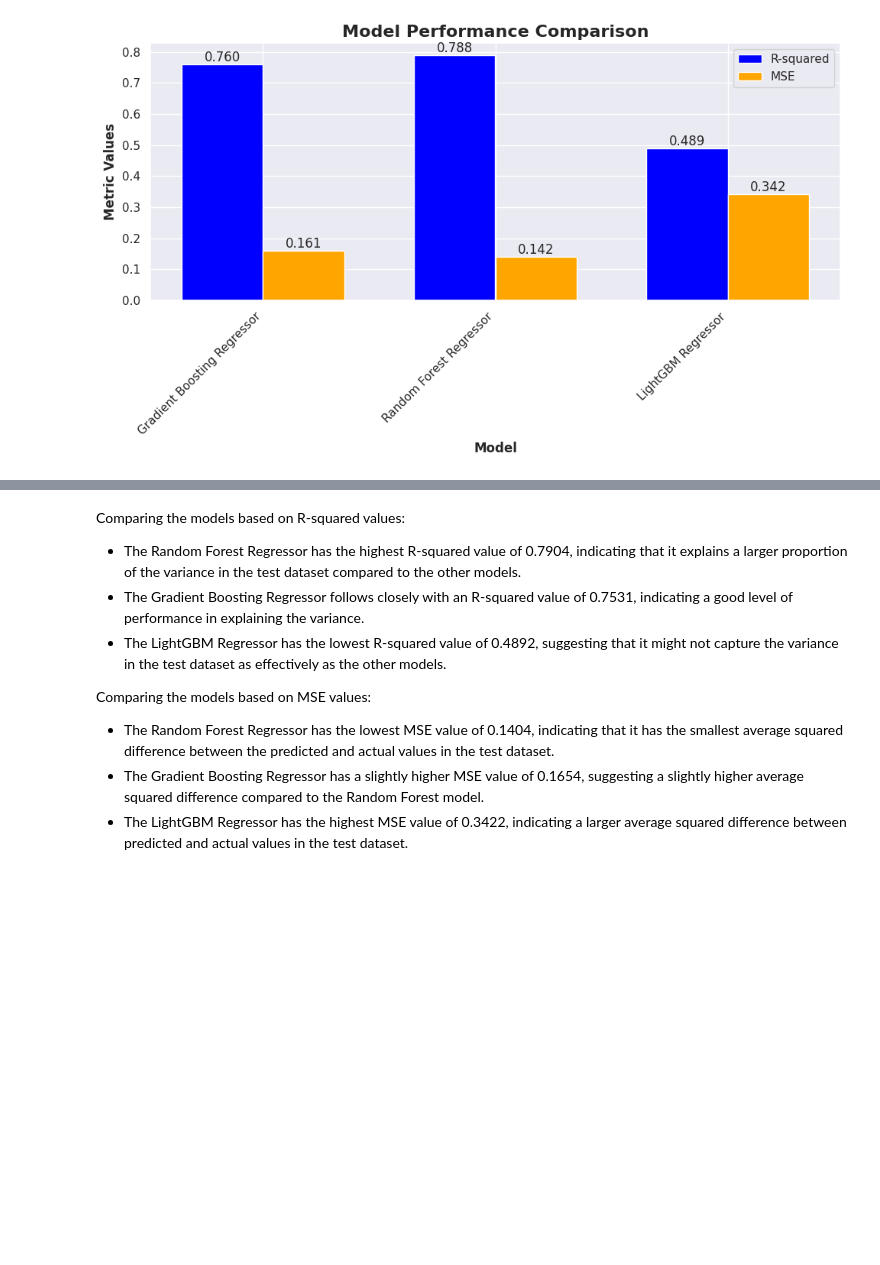
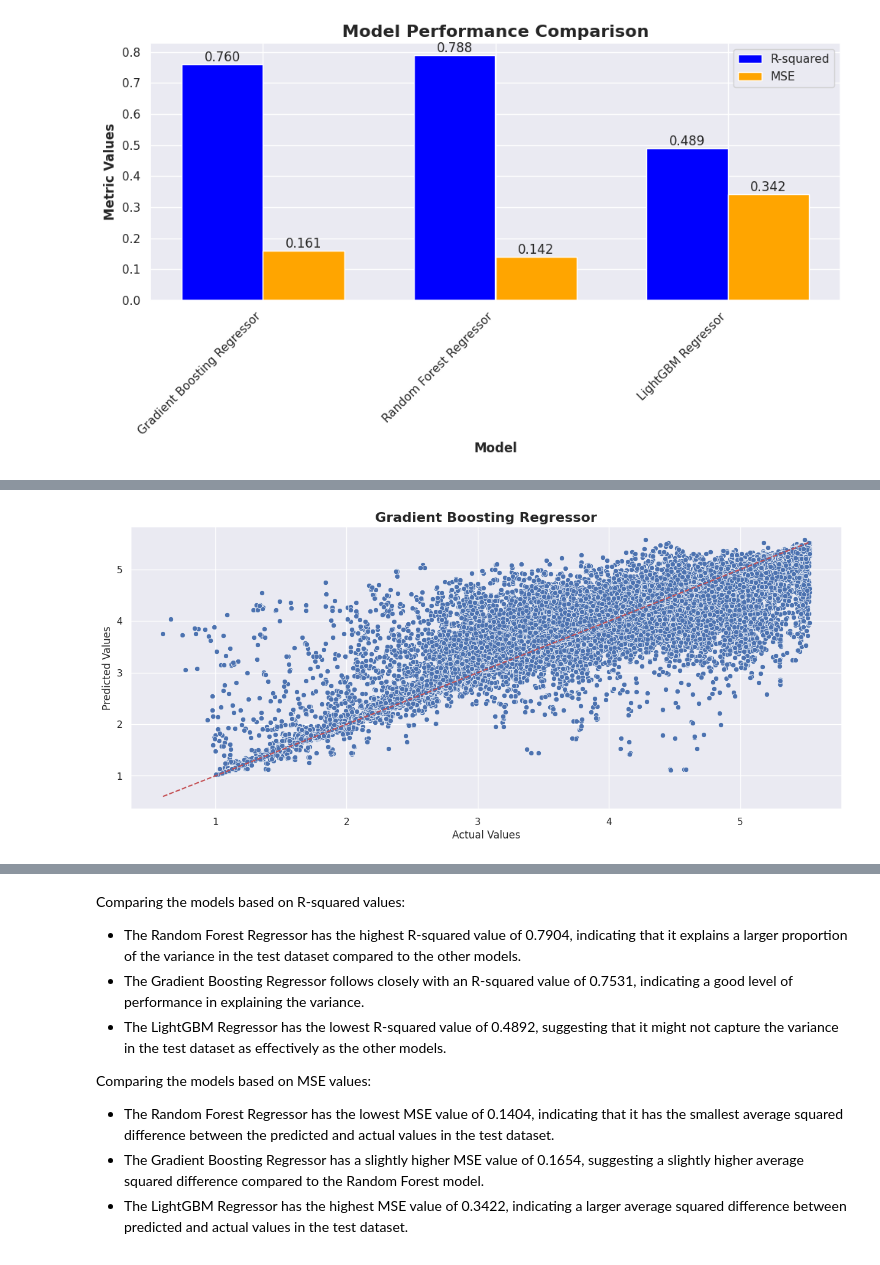
Before and after one commit to arifaygun/ML_Calisma_Notebooklari, a Jupyter notebook: Graduate_Project_PCA.ipynb, the cells around one changed output, grey strips where cells are left out. Cells and saved outputs as stored; diff of their text form; code cells hidden in the pictures; blank space fills up the shorter version.

```diff
--- a/Graduate_Project_PCA.ipynb
+++ b/Graduate_Project_PCA.ipynb
@@ -201,3 +201,90 @@ plt.tight_layout()
 plt.show()
 # %% [output]
 [figure]
+# %%
+import time
+from sklearn import ensemble, metrics
+from sklearn.linear_model import LogisticRegression
+from sklearn.ensemble import RandomForestRegressor
+import lightgbm as lgb
+import seaborn as sns
+import matplotlib.pyplot as plt
+import numpy as np
+
+models = [
+    {
+        'name': 'Gradient Boosting Regressor',
+        'model': ensemble.GradientBoostingRegressor(
+            n_estimators=120,
+            max_depth=16,
+            learning_rate=0.1,
+            criterion='squared_error'
+        )
+    },
+    {
+        'name': 'Random Forest Regressor',
+        'model': RandomForestRegressor(
+            n_estimators=120,
+            max_depth=16,
+            criterion='squared_error'
+        )
+    },
+    {
+        'name': 'LightGBM Regressor',
+        'model': lgb.LGBMRegressor(
+            n_estimators=100,
+            max_depth=4,
+            learning_rate=0.05
+        )
+    }
+]
+
+# Lists to store metric values and execution times
+model_names = []
+r_squared_values = []
+mse_values = []
+execution_times = []
+
+for model in models:
+    model_name = model['name']
+    model_instance = model['model']
+
+    # Model training
+    start_time = time.time()
+    model_instance.fit(x_train, y_train)
+    training_time = time.time() - start_time
+
+    # Model performance on test data
+    start_time = time.time()
+    y_pred = model_instance.predict(x_test)
+    inference_time = time.time() - start_time
+
+    # Calculate metrics
+    r_squared = metrics.r2_score(y_test, y_pred)
+    mse = metrics.mean_squared_error(y_test, y_pred)
+
+    # Append metric values and execution times
+    model_names.append(model_name)
+    r_squared_values.append(r_squared)
+    mse_values.append(mse)
+    execution_times.append({
+        'Training Time': training_time,
+        'Inference Time': inference_time
+    })
+
+    print(model_name + ":")
+    print("R-squared (Test dataset):", r_squared)
+    print("MSE (Test dataset):", mse)
+    print("Training Time:", training_time)
+    print("Inference Time:", inference_time)
+    print()
+
+    # Plotting predicted vs. actual values
+    plt.figure(figsize=(15, 8))
+    sns.scatterplot(x=y_test, y=y_pred)
+    plt.plot([min(y_test), max(y_test)], [min(y_test), max(y_test)], 'r--')
+    plt.title(model_name, fontsize=16, fontweight='bold')
+    plt.xlabel("Actual Values")
+    plt.ylabel("Predicted Values")
+    plt.show()
+# %% [output]
@@ -203,0 +296 @@ plt.show()
+[figure, added]
```
Also changed, not shown: parts of 6 cells of this notebook.
